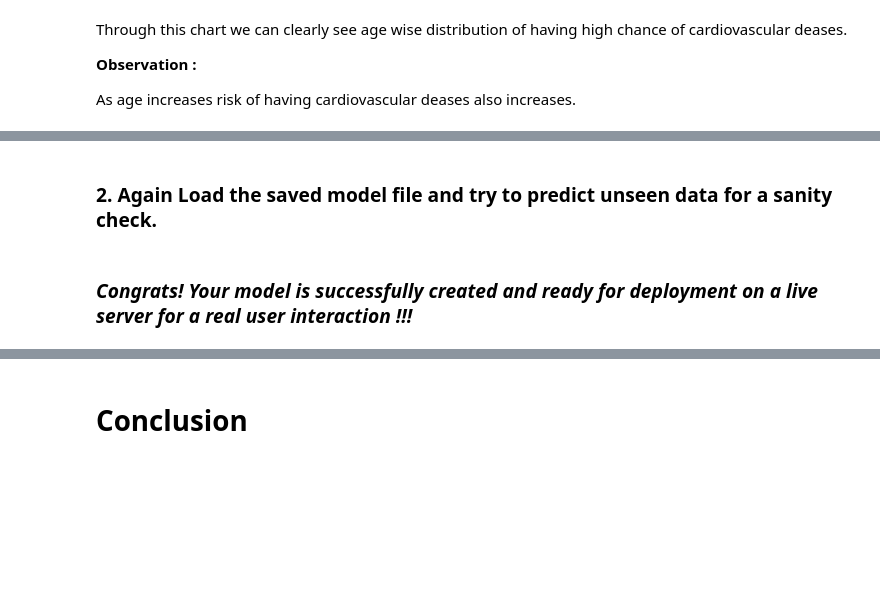
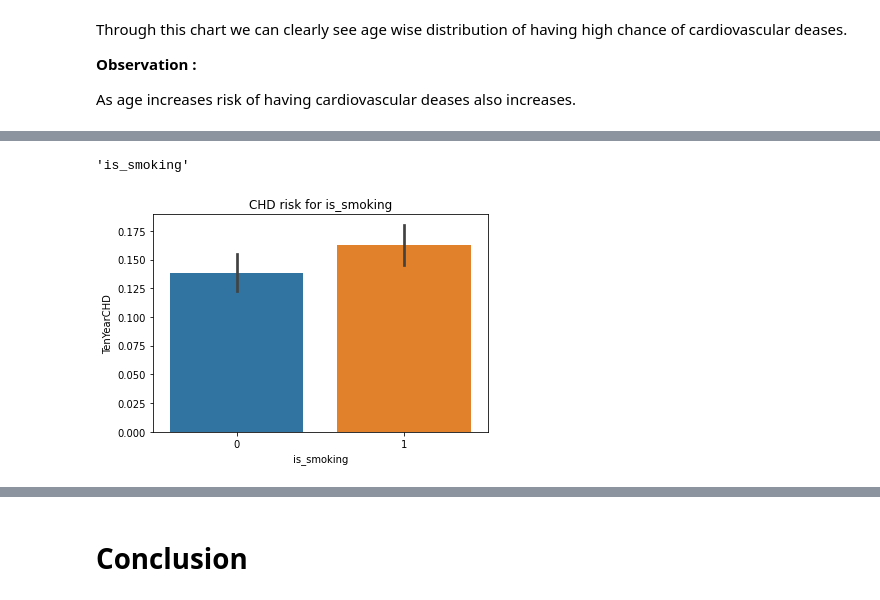
Before and after one commit to Jaypardeshii/Cardiovascular-Risk-Prediction, a Jupyter notebook: Cardiovascular_Risk_Prediction.ipynb, the cells around one changed output, grey strips where cells are left out. Saved outputs shown, nothing was run; the diff lists cells and outputs as text; code cells hidden in the pictures; blank space fills up the shorter version.

```diff
--- a/Cardiovascular_Risk_Prediction.ipynb
+++ b/Cardiovascular_Risk_Prediction.ipynb
@@ -968,2 +539,0 @@ Answer Here.
-# %% [markdown]
-### 2. Again Load the saved model file and try to predict unseen data for a sanity check.
@@ -972,2 +540,12 @@ Answer Here.
-# %% [markdown]
-### ***Congrats! Your model is successfully created and ready for deployment on a live server for a real user interaction !!!***
+# %%
+# creating function for chart
+def chart(data):
+  sns.barplot(x = data, y = 'TenYearCHD', data = df_copy)
+  plt.title('CHD risk for'+' '+data)
+  return data
+# %%
+# CHD risk prediction Smoker Vs Non smoker
+chart('is_smoking')
+# %% [output]
+'is_smoking'
+[figure, added]
```
Also changed, not shown: parts of 395 cells of this notebook.
